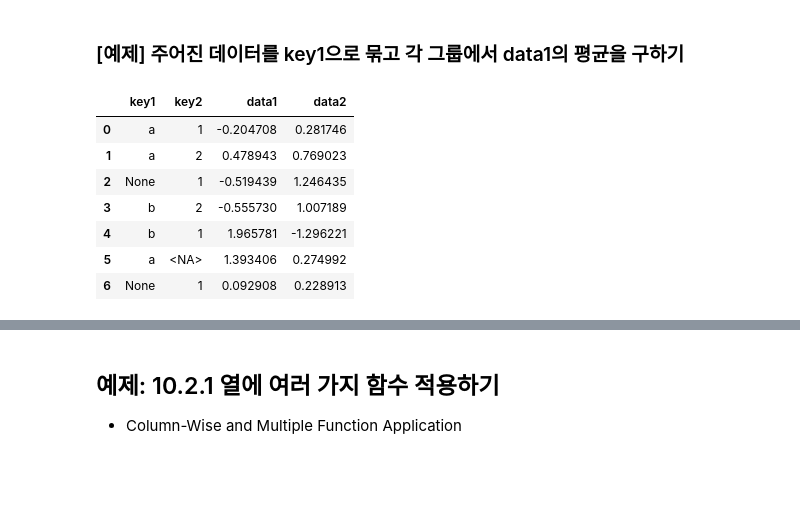
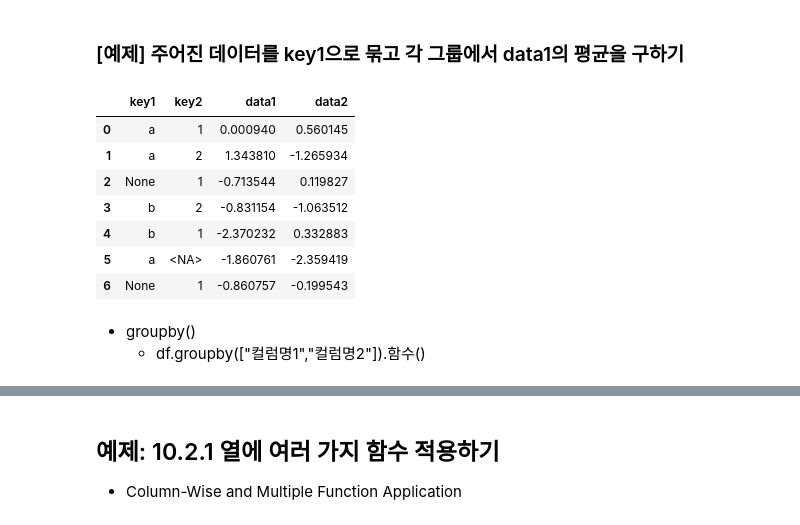
Before and after one commit to shine0987/python_basic, a Jupyter notebook: data_analysis_05_01_class.ipynb, the cells around one changed output, grey strips where cells are left out. Cells and saved outputs as stored; diff of their text form; code cells hidden in the pictures; blank space fills up the shorter version.

```diff
--- a/data_analysis_05_01_class.ipynb
+++ b/data_analysis_05_01_class.ipynb
@@ -4,15 +4,8 @@ import pandas as pd
 import matplotlib.pyplot as plt
 import seaborn as sns  # 데이터 시각화
 
-PREVIOUS_MAX_ROWS = pd.options.display.max_rows
-pd.options.display.max_columns = 20
-pd.options.display.max_rows = 20
-pd.options.display.max_colwidth = 80
-np.random.seed(12345)
-
+plt.rcParams["font.family"] = 'Malgun Gothic'
 plt.rc("figure", figsize=(10, 6))
-np.set_printoptions(precision=4, suppress=True)
-plt.rcParams["font.family"] = 'Malgun Gothic'
 # %% [markdown]
 # 빅데이터 분석에 필요한 pandas의 데이터프레임의 반드시 알아야하는 핵심 기능 (7-10장)
     * 데이터프레임 생성: pd.DataFrame(데이터셋) 함수를 사용하여 데이터프레임을 생성할 수 있다.
@@ -601,21 +602,25 @@ data = {
 # %%
 # 데이터셋
 dataset = {"key1" : ["a", "a", None, "b", "b", "a", None],
                    "key2" : pd.Series([1, 2, 1, 2, 1, None, 1],
                                       dtype="Int64"),
                    "data1" : np.random.standard_normal(7),
                    "data2" : np.random.standard_normal(7)}
 df = pd.DataFrame(dataset)
+df.index # RangeIndex
 df
 # %% [output]
 |  | key1 | key2 | data1 | data2 |
-| 0 | a | 1 | -0.204708 | 0.281746 |
-| 1 | a | 2 | 0.478943 | 0.769023 |
-| 2 | None | 1 | -0.519439 | 1.246435 |
-| 3 | b | 2 | -0.555730 | 1.007189 |
-| 4 | b | 1 | 1.965781 | -1.296221 |
-| 5 | a | <NA> | 1.393406 | 0.274992 |
-| 6 | None | 1 | 0.092908 | 0.228913 |
+| 0 | a | 1 | 0.000940 | 0.560145 |
+| 1 | a | 2 | 1.343810 | -1.265934 |
+| 2 | None | 1 | -0.713544 | 0.119827 |
+| 3 | b | 2 | -0.831154 | -1.063512 |
+| 4 | b | 1 | -2.370232 | 0.332883 |
+| 5 | a | <NA> | -1.860761 | -2.359419 |
+| 6 | None | 1 | -0.860757 | -0.199543 |
+# %% [markdown]
+* groupby()
+  * df.groupby(["컬럼명1","컬럼명2"]).함수()
 # %%
 # mean() - 주어진 데이터을 컬럼을 사용하여 각 그룹으로 묶어 평균 집계
 ## 그룹 색인에서 누락된 값은 기본적으로 결과에서 제외됨
```
Also changed, not shown: parts of 21 cells of this notebook.
